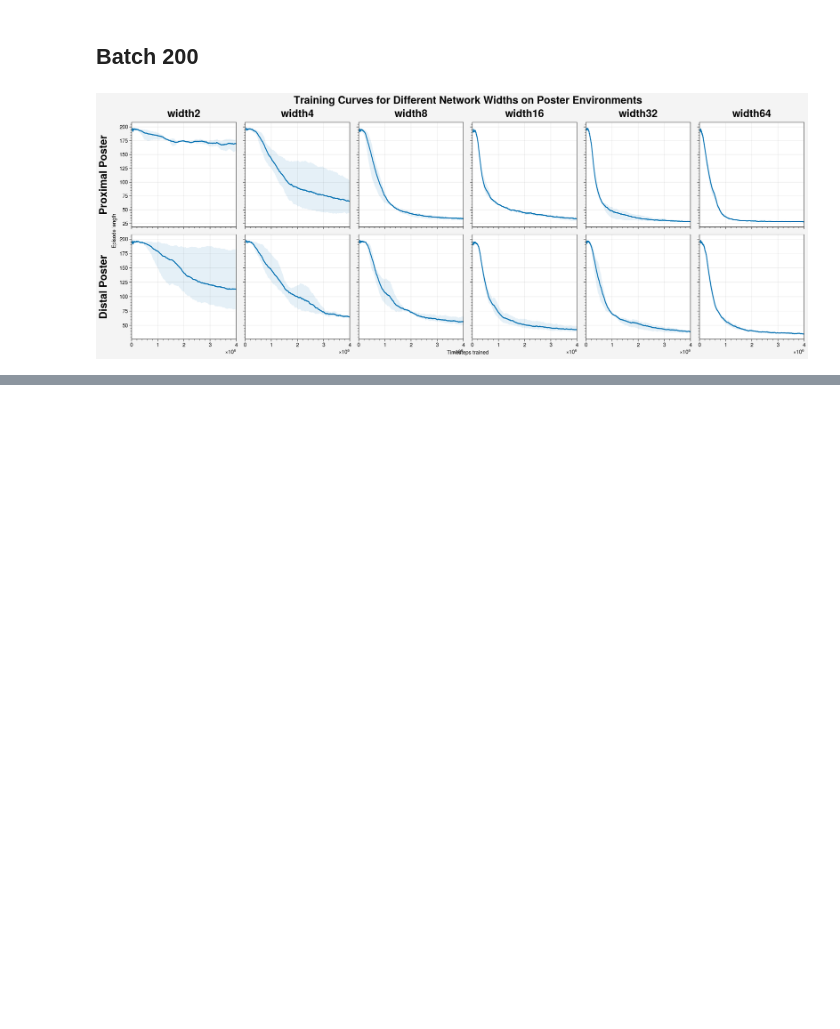
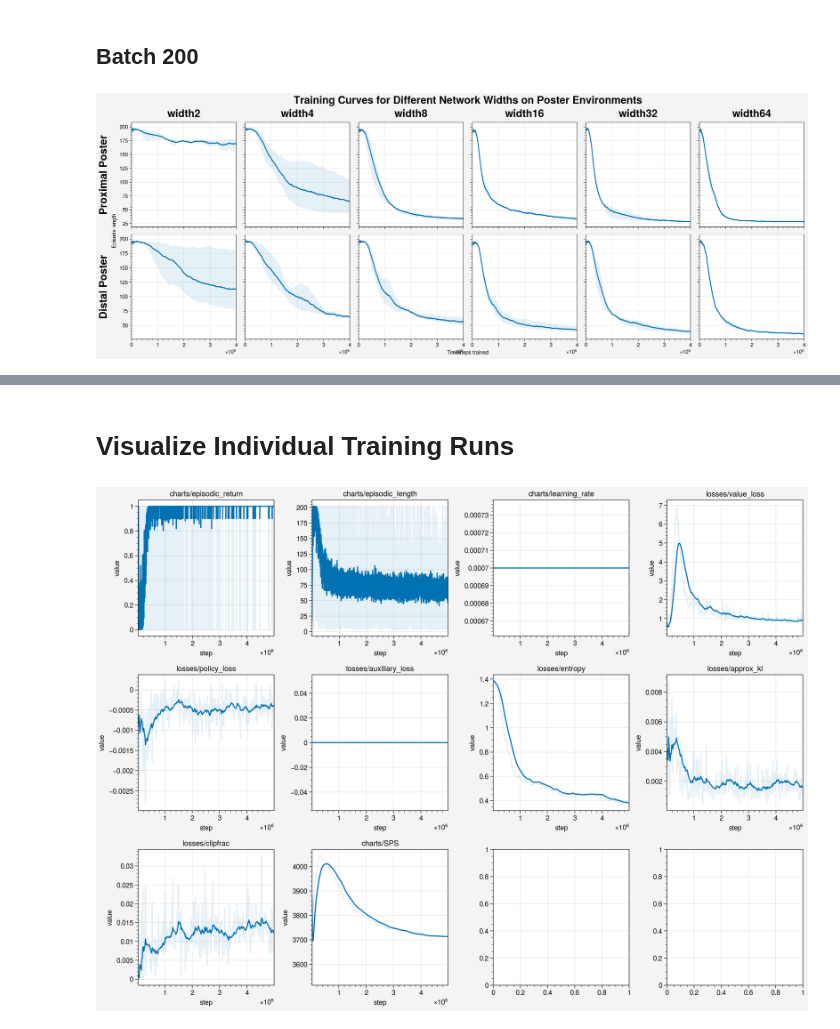
Before and after one commit to liuandrew/training-rl-algo, a Jupyter notebook: write_and_test/data_visualize.ipynb, the cells around one changed output, grey strips where cells are left out. Cells and saved outputs as stored; diff of their text form; code cells hidden in the pictures; blank space fills up the shorter version.

```diff
--- a/write_and_test/data_visualize.ipynb
+++ b/write_and_test/data_visualize.ipynb
@@ -1198,0 +1227,8 @@ fig.savefig('plots/proof_of_concept/10_1_batch200_poster_training_curves.png')
+# %% [markdown]
+# Visualize Individual Training Runs
+# %%
+df = load_exp_df(folder='../runs/nav_invisible_netstructure/', exp_name='nav_c1_width16batch200',
+            trial_num=0)
+plot_exp_df(df)
+# %% [output]
+[figure, added]
```
Also changed, not shown: parts of 3 cells of this notebook, 28 other files.
